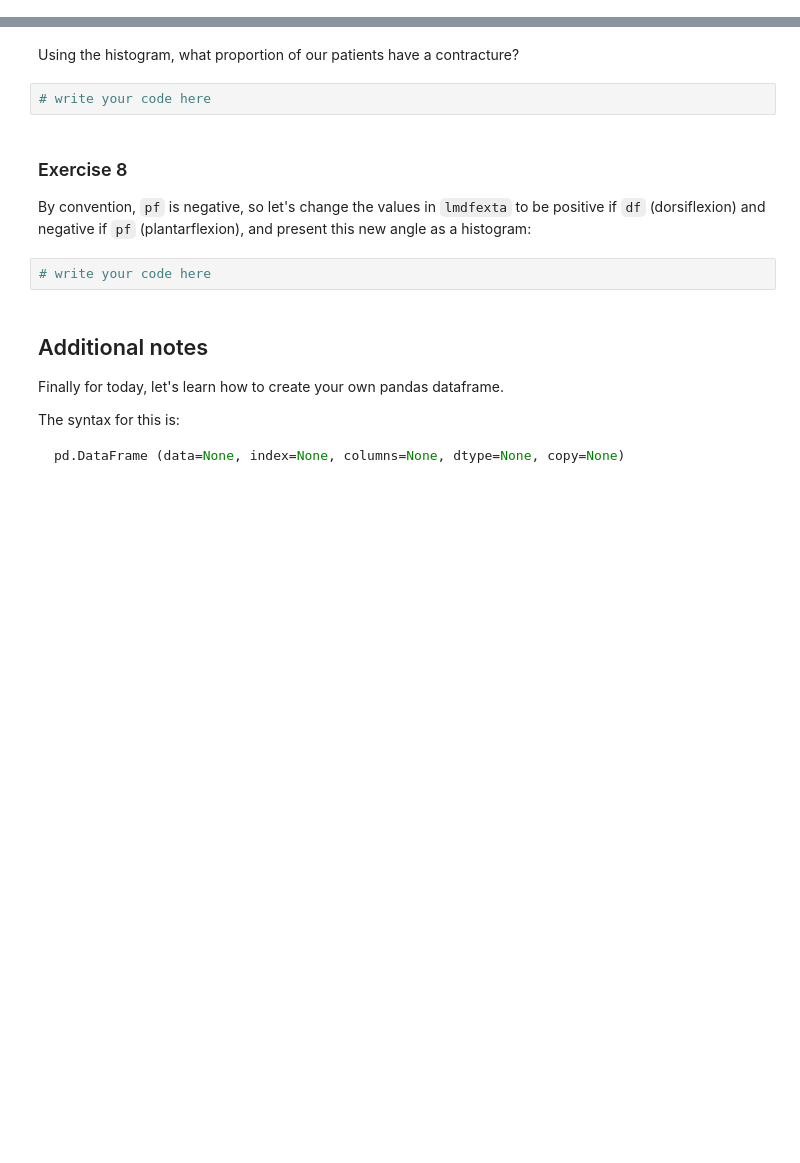
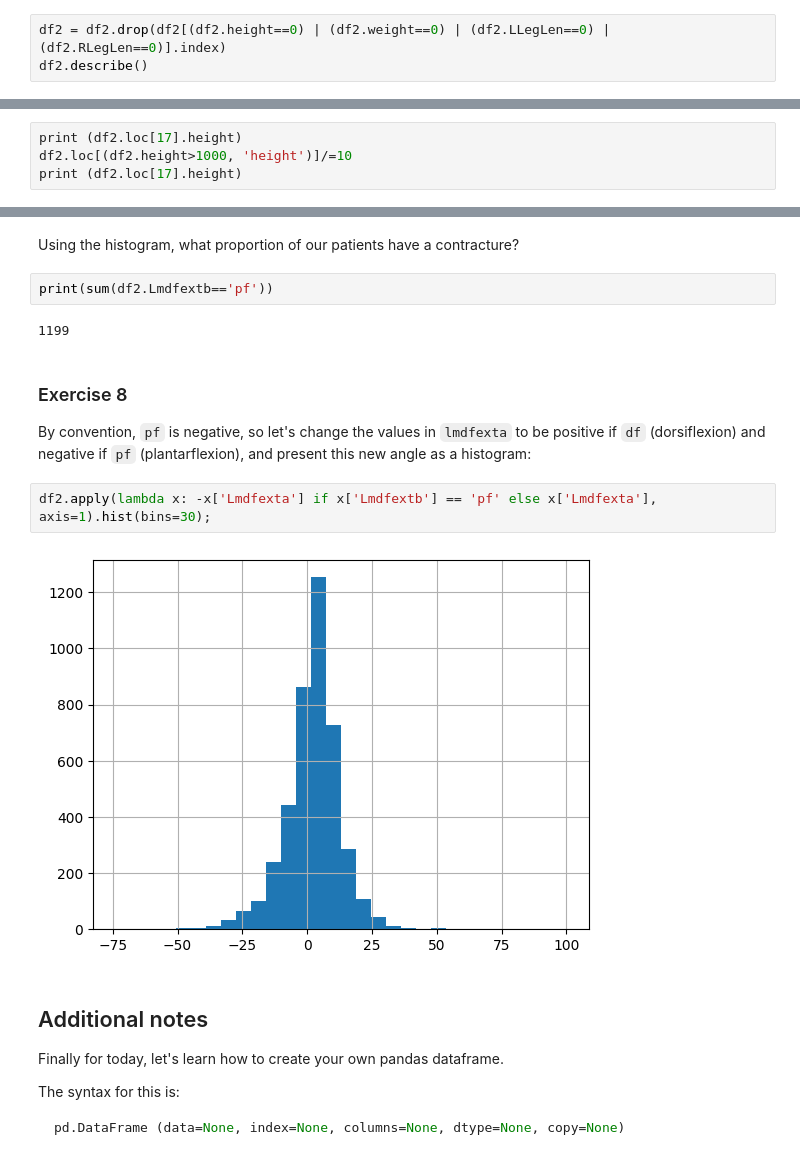
Before and after one commit to phmehta95/MedicalPhysicsMSc, a Jupyter notebook: Session_4_Pandas_and_Classes.ipynb, the cells around one changed output, grey strips where cells are left out. Saved outputs shown, nothing was run; the diff lists cells and outputs as text; blank space fills up the shorter version.

```diff
--- a/Session_4_Pandas_and_Classes.ipynb
+++ b/Session_4_Pandas_and_Classes.ipynb
@@ -360,0 +361,3 @@ Remove all rows where `height` = 0, or `weight` = 0, or left or right leg length
+# %%
+df2 = df2.drop(df2[(df2.height==0) | (df2.weight==0) | (df2.LLegLen==0) | (df2.RLegLen==0)].index)
+df2.describe()
@@ -430,0 +455,4 @@ To check what's happening, print out patient 17 data before and after the conver
+# %%
+print (df2.loc[17].height)
+df2.loc[(df2.height>1000, 'height')]/=10
+print (df2.loc[17].height)
@@ -468,13 +497,17 @@ df2[df2.Lmdfextb=='pf']['Lmdfexta'].hist(bins=30);
 # %% [markdown]
 Using the histogram, what proportion of our patients have a contracture?
-# %%
-# write your code here
+# %%
+print(sum(df2.Lmdfextb=='pf'))
+# %% [output]
+1199
 # %% [markdown]
 ### Exercise 8
 
 By convention, `pf` is negative, so let's change the values in `lmdfexta` to be positive if `df` (dorsiflexion) and negative if `pf` (plantarflexion), and present this new angle as a histogram:
-# %%
-# write your code here
+# %%
+df2.apply(lambda x: -x['Lmdfexta'] if x['Lmdfextb'] == 'pf' else x['Lmdfexta'], axis=1).hist(bins=30);
+# %% [output]
+[figure, added]
 # %% [markdown]
 ## Additional notes
 
```
Also changed, not shown: parts of 31 cells of this notebook.
